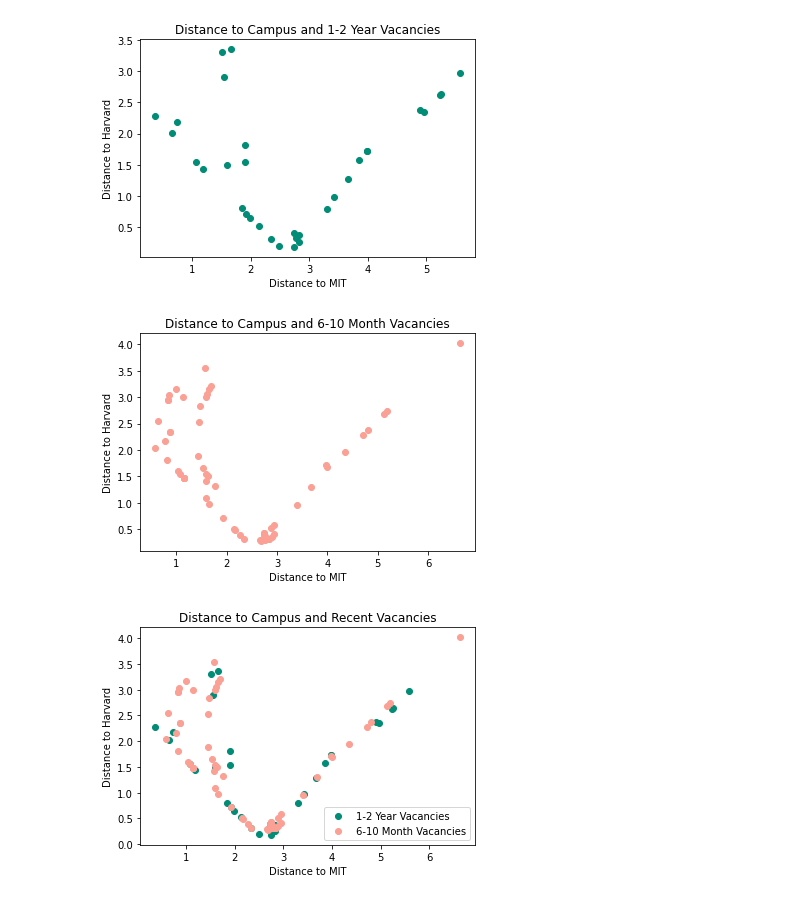
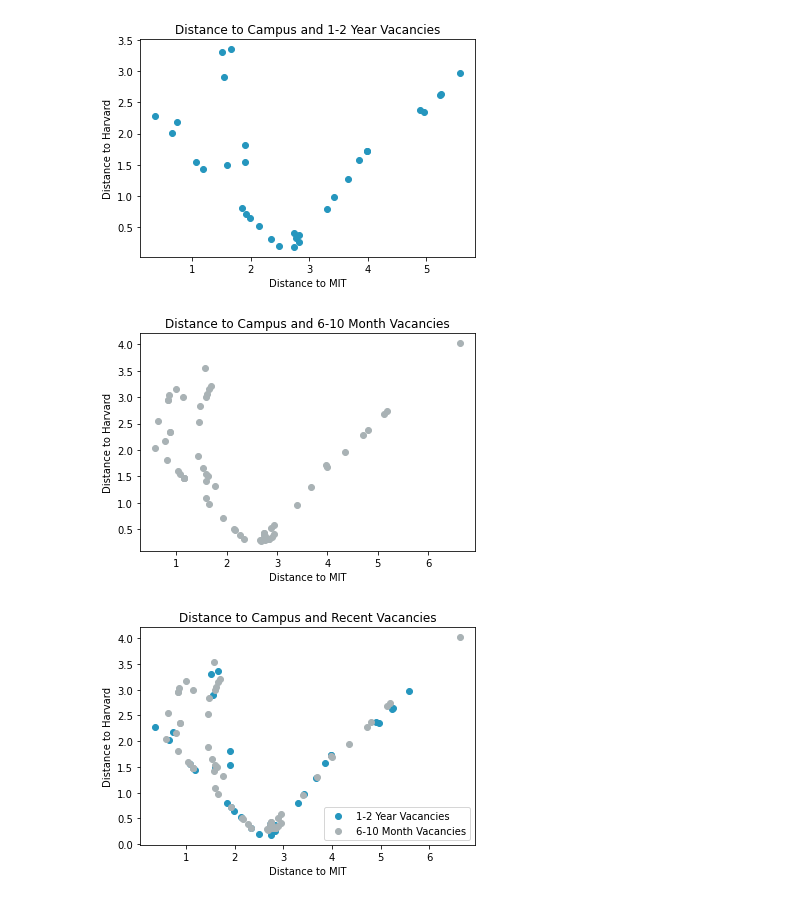
Before and after one commit to JohnOnt/HODP_Business_Vacancies, a Jupyter notebook: visuals.ipynb, the cells around one changed output. Saved outputs shown, nothing was run; the diff lists cells and outputs as text; code cells hidden in the pictures.

```diff
--- a/visuals.ipynb
+++ b/visuals.ipynb
@@ -16,31 +16,31 @@ vacancies.head()
 # %%
 # Separate vacancies by duration
 year_vacancies = vacancies[(vacancies["Length of Vacancy"] == "1-2 years")]
 month_vacancies = vacancies[(vacancies["Length of Vacancy"] == "6-10 months")]
 
 # Plot of 1-2 year vacancies based on distance to either campus
-plt.scatter(year_vacancies["mit_dist"],year_vacancies["harv_dist"],c='#008c76ff')
+plt.scatter(year_vacancies["mit_dist"],year_vacancies["harv_dist"],c='#2596be')
 plt.xlabel("Distance to MIT")
 plt.ylabel("Distance to Harvard")
 plt.title("Distance to Campus and 1-2 Year Vacancies")
 plt.show()
 
 # Plot of 6-10 month vacancies based on distance to either campus
-plt.scatter(month_vacancies["mit_dist"],month_vacancies["harv_dist"],c='#faa094ff')
+plt.scatter(month_vacancies["mit_dist"],month_vacancies["harv_dist"],c='#A9B2B5')
 plt.xlabel("Distance to MIT")
 plt.ylabel("Distance to Harvard")
 plt.title("Distance to Campus and 6-10 Month Vacancies")
 plt.show()
 
-plt.scatter(year_vacancies["mit_dist"],year_vacancies["harv_dist"],c='#008c76ff')
-plt.scatter(month_vacancies["mit_dist"],month_vacancies["harv_dist"],c='#faa094ff')
+plt.scatter(year_vacancies["mit_dist"],year_vacancies["harv_dist"],c='#2596be')
+plt.scatter(month_vacancies["mit_dist"],month_vacancies["harv_dist"],c='#A9B2B5')
 plt.xlabel("Distance to MIT")
 plt.ylabel("Distance to Harvard")
 plt.title("Distance to Campus and Recent Vacancies")
 plt.legend(["1-2 Year Vacancies" , "6-10 Month Vacancies"])
 plt.show()
 # %% [output]
-[figure, old version]
+[figure, new version]
-[figure, old version]
+[figure, new version]
-[figure, old version]
+[figure, new version]
 # %%
```
Also changed, not shown: parts of 1 cell of this notebook.
